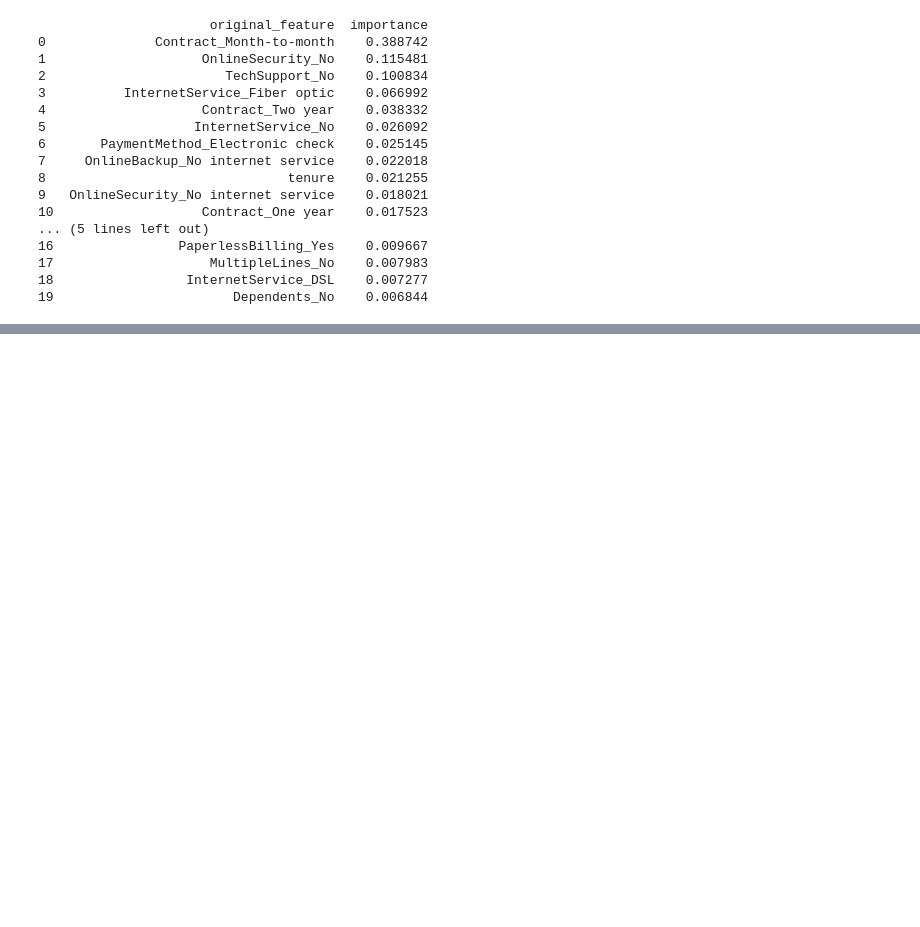
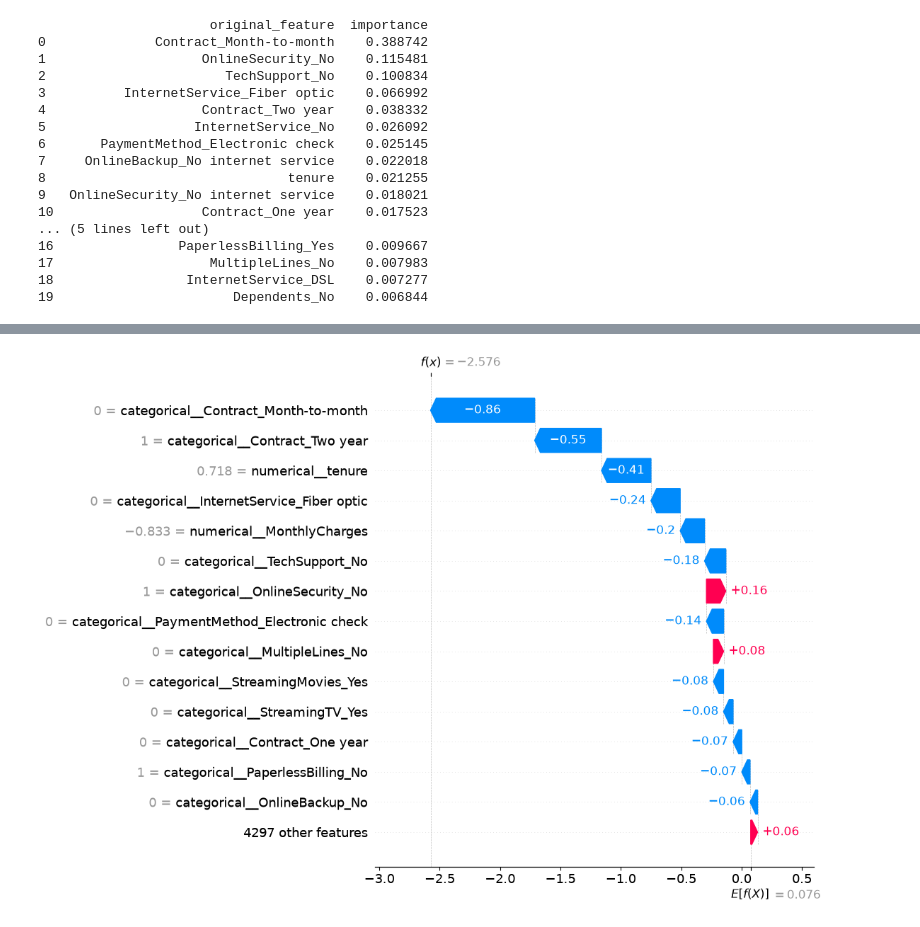
Before and after one commit to DSAIKIRANREDDY/Telecom-customer-churn-prediction, a Jupyter notebook: Notebooks/07_model_interpretability.ipynb, the cells around one changed output, grey strips where cells are left out. Saved outputs shown, nothing was run; the diff lists cells and outputs as text; code cells hidden in the pictures; blank space fills up the shorter version.

```diff
--- a/Notebooks/07_model_interpretability.ipynb
+++ b/Notebooks/07_model_interpretability.ipynb
@@ -245,0 +364,14 @@ print(original_feature_importance)
+# %%
+shap.waterfall_plot(
+    shap.Explanation(
+        values=customer_shap_values[0],
+        base_values=explainer.expected_value,
+        data=customer_transformed.toarray()[0]
+            if hasattr(customer_transformed, "toarray")
+            else customer_transformed[0],
+        feature_names=feature_names
+    ),
+    max_display=15
+)
+# %% [output]
+[figure, added]
```
Also changed, not shown: parts of 10 cells of this notebook, 6 other files.
